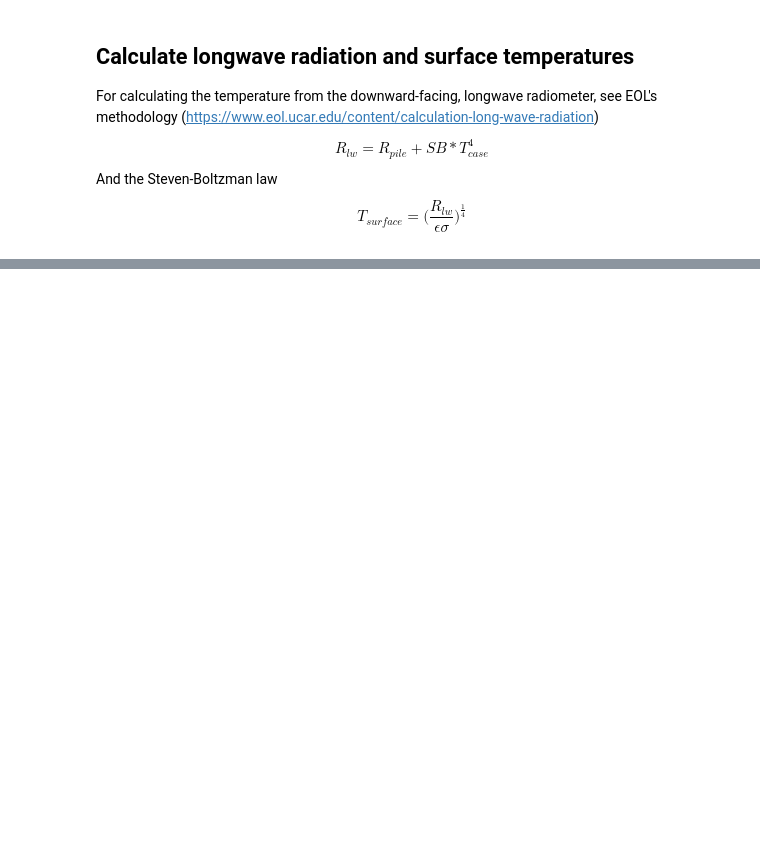
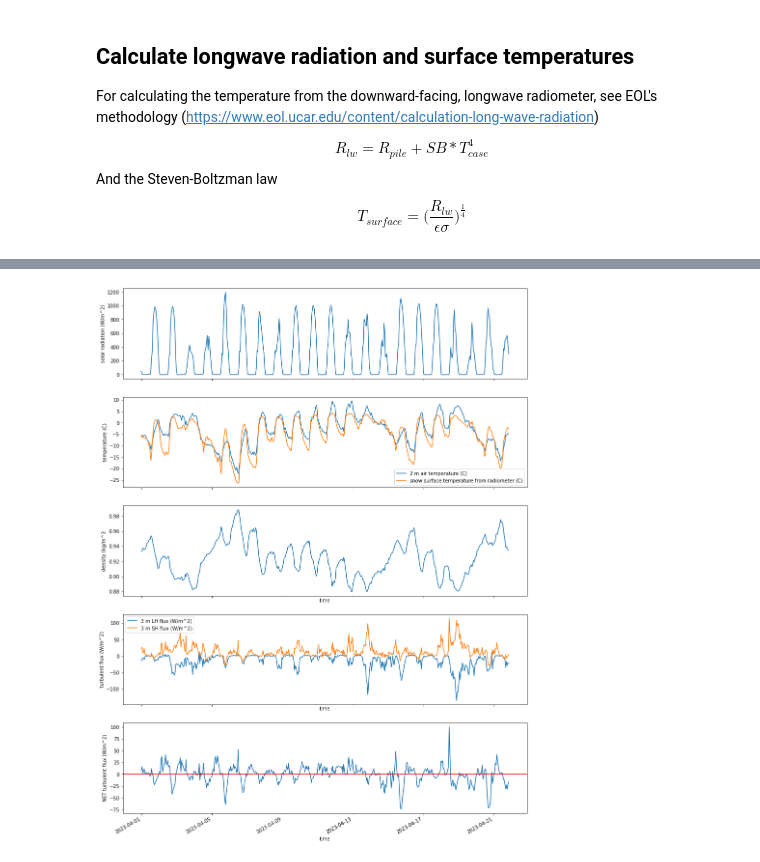
Before and after one commit to Mountain-Hydrology-Research-Group/snow-hydrology, a Jupyter notebook: modules/lab8/lab8-1.ipynb, the cells around one changed output, grey strips where cells are left out. Drawn from its saved outputs; the diff is of its cells as text; code cells hidden in the pictures; blank space fills up the shorter version.

```diff
--- a/modules/lab8/lab8-1.ipynb
+++ b/modules/lab8/lab8-1.ipynb
@@ -718,0 +479,45 @@ Looks like only 6% of net solar radiation goes into the energy required for subl
+# %%
+Lh_sub = 2835
+# above we define latent heat of sublimation in J/g
+
+cpair = 1005.7
+# above is specific heat at constant pressure for dry air in J/kg/K as reported by the Glossary of Meteorology
+# density of air was calculated above
+
+# Let's make some simpler plots for the same time period to help us with interpretation.
+fig, axes = plt.subplots(5,1, figsize=(15,20), sharex=True)
+
+# I like to plot shortwave radiation to understand the timing of sunrise and relative cloudiness
+sos_dataset_60min['Rsw_in_9m_d'].plot(ax=axes[0], label='downward shortwave')
+
+# then, I like to see the actual temperatures, before the gradient is calculated
+sos_dataset_60min['T_2m_c'].plot(ax=axes[1], label='2 m air temperature (C)')
+sos_dataset_60min['Tsurf_rad_d'].plot(ax=axes[1], label='snow surface temperature from radiometer (C)')
+
+# and check that denisty i okay
+sos_dataset_60min['ro'].plot(ax=axes[2], label='2 m air temperature (C)')
+
+# and the turbulent fluxes, converted to W/m^2 affecting the snowpack
+(-Lh_sub * sos_dataset_60min['w_h2o__3m_c']).plot(ax=axes[3], label='3 m LH flux (W/m^2)')
+(-cpair * sos_dataset_60min['ro'] * sos_dataset_60min['w_tc__3m_c']).plot(ax=axes[3], label='3 m SH flux (W/m^2)')
+
+# and the turbulent fluxes, converted to W/m^2 affecting the snowpack
+(-cpair * sos_dataset_60min['ro'] * sos_dataset_60min['w_tc__3m_c'] - Lh_sub * sos_dataset_60min['w_h2o__3m_c']).plot(ax=axes[4], label='sum turbulent flux (W/m^2)')
+
+plt.axhline(y = 0, color = 'r', linestyle = '-')
+
+
+axes[0].set_xlabel("")
+axes[1].set_xlabel("")
+axes[1].legend()
+axes[3].legend()
+axes[0].set_ylabel("solar radiation (W/m^2)")
+axes[1].set_ylabel("temperature (C)")
+axes[2].set_ylabel("density (kg/m^3")
+axes[3].set_ylabel("turbulent flux (W/m^2)")
+axes[4].set_ylabel("NET turbulent flux (W/m^2)")
+#axes[3].set_ylim(-0.2, 0.2)
+
+plt.show()
+# %% [output]
+[figure, added]
```
Also changed, not shown: parts of 47 cells of this notebook, 2 other files.
